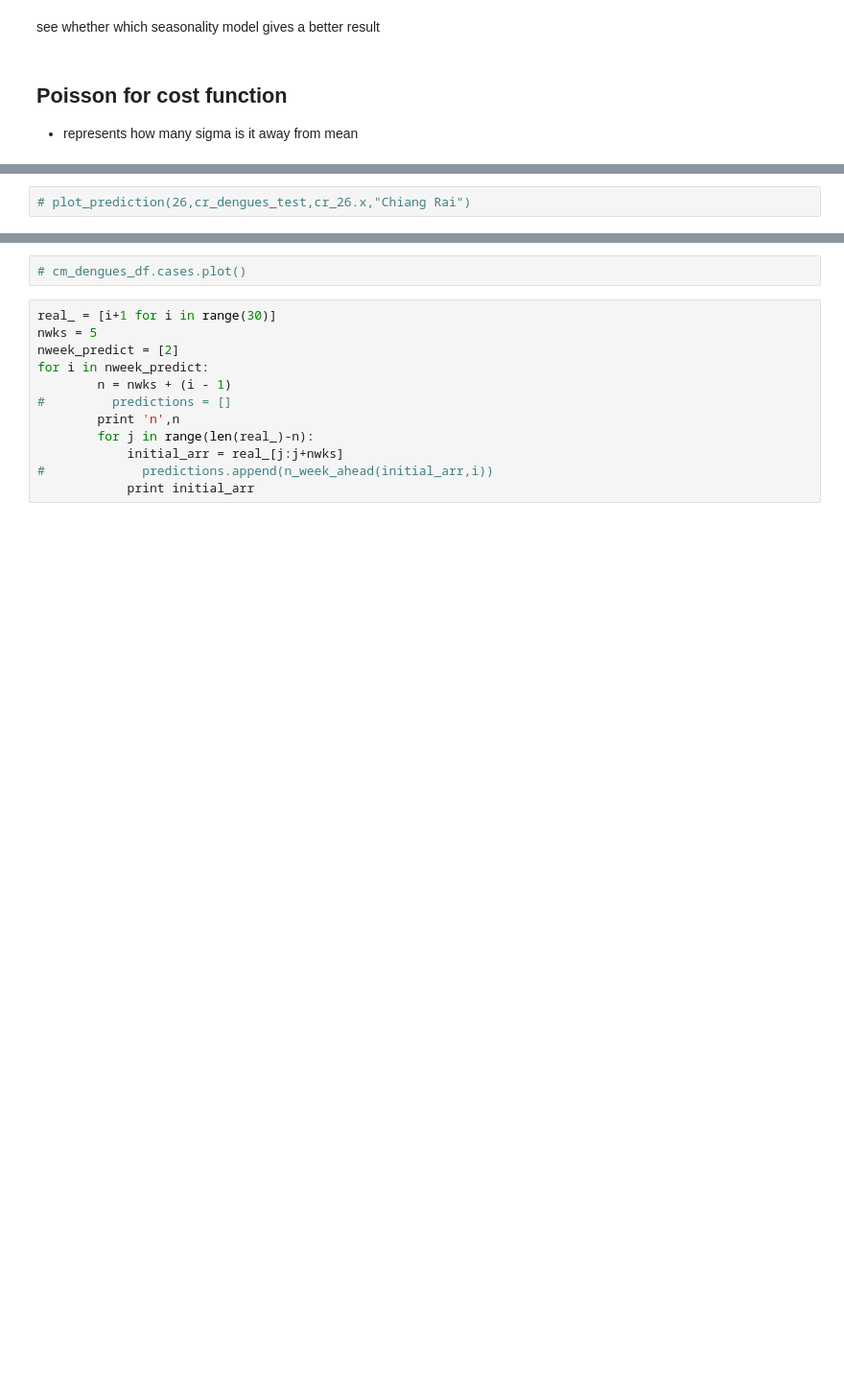
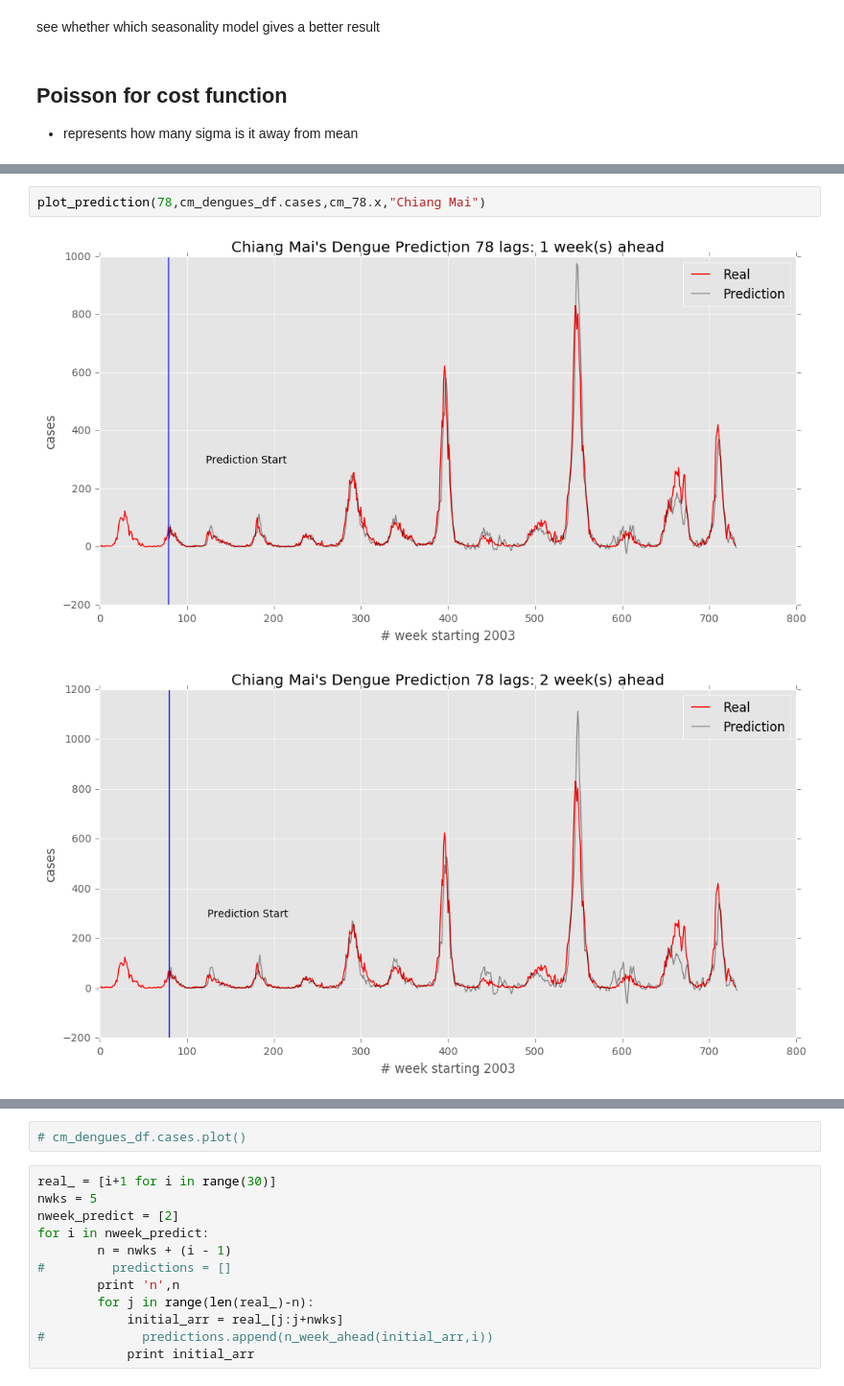
Before and after one commit to johnnycs/dengue-prediction, a Jupyter notebook: Seasonal Unbound Cases Prediction from Prediction.ipynb, the cells around one changed output, grey strips where cells are left out. Shown at 96% size. Cells and saved outputs as stored; diff of their text form; blank space fills up the shorter version.

```diff
--- a/Seasonal Unbound Cases Prediction from Prediction.ipynb
+++ b/Seasonal Unbound Cases Prediction from Prediction.ipynb
@@ -188,2 +175,5 @@ plot_prediction(52,cm_dengues_test,cm_52.x,"Chiang Mai")
-# %%
-# plot_prediction(26,cr_dengues_test,cr_26.x,"Chiang Rai")
+# %%
+plot_prediction(78,cm_dengues_df.cases,cm_78.x,"Chiang Mai")
+# %% [output]
+[figure, added]
+[figure, added]
```
Also changed, not shown: parts of 10 cells of this notebook, 4 other files.
